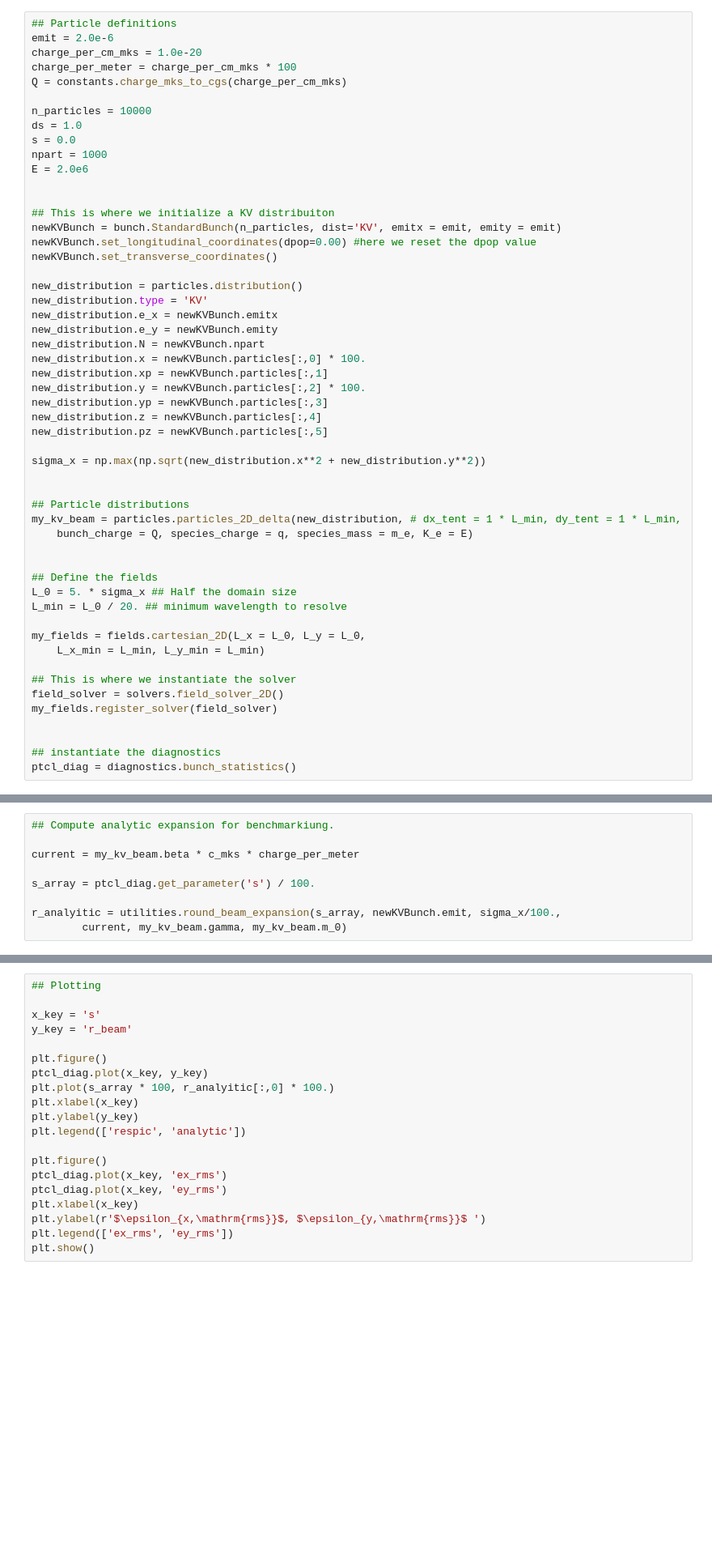
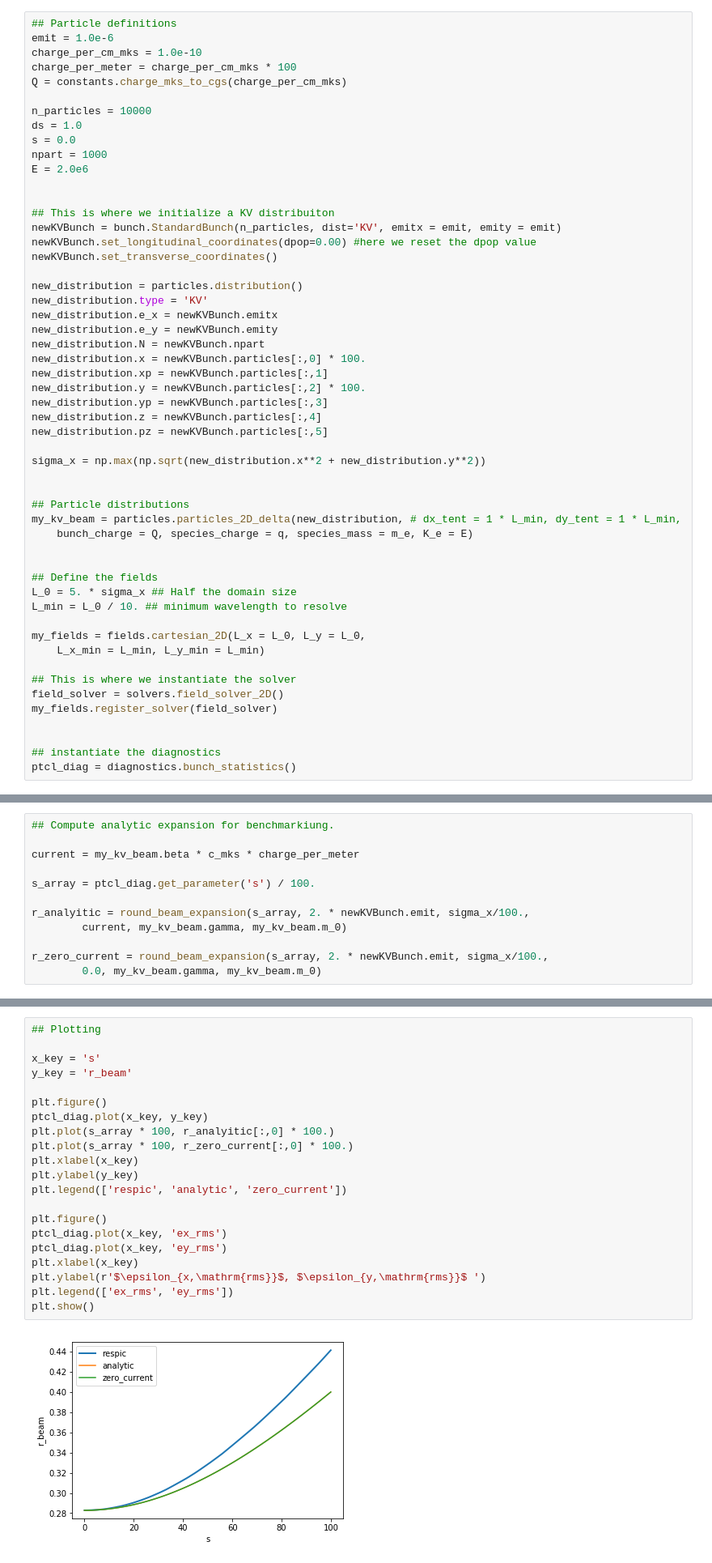
Before and after one commit to radiasoft/rsrespic, a Jupyter notebook: examples/kv_expansion_sc.ipynb, the cells around one changed output, grey strips where cells are left out. Shown at 81% size. Saved outputs shown, nothing was run; the diff lists cells and outputs as text; blank space fills up the shorter version.

Commit message:
Updating expansion benchmarks

```diff
--- a/examples/kv_expansion_sc.ipynb
+++ b/examples/kv_expansion_sc.ipynb
@@ -25,8 +25,8 @@ pi = np.pi
 # Note that this example requires rsbeams
 # %%
 ## Particle definitions
-emit = 2.0e-6
-charge_per_cm_mks = 1.0e-20
+emit = 1.0e-6
+charge_per_cm_mks = 1.0e-10
 charge_per_meter = charge_per_cm_mks * 100
 Q = constants.charge_mks_to_cgs(charge_per_cm_mks)
 
@@ -64,7 +64,7 @@ my_kv_beam = particles.particles_2D_delta(new_distribution, # dx_tent = 1 * L_mi
 
 ## Define the fields
 L_0 = 5. * sigma_x ## Half the domain size
-L_min = L_0 / 20. ## minimum wavelength to resolve
+L_min = L_0 / 10. ## minimum wavelength to resolve
 
 my_fields = fields.cartesian_2D(L_x = L_0, L_y = L_0,
     L_x_min = L_min, L_y_min = L_min)
@@ -107,5 +107,8 @@ current = my_kv_beam.beta * c_mks * charge_per_meter
 
 s_array = ptcl_diag.get_parameter('s') / 100.
 
-r_analyitic = utilities.round_beam_expansion(s_array, newKVBunch.emit, sigma_x/100.,
+r_analyitic = round_beam_expansion(s_array, 2. * newKVBunch.emit, sigma_x/100.,
         current, my_kv_beam.gamma, my_kv_beam.m_0)
+
+r_zero_current = round_beam_expansion(s_array, 2. * newKVBunch.emit, sigma_x/100.,
+        0.0, my_kv_beam.gamma, my_kv_beam.m_0)
@@ -112,20 +122,23 @@ r_analyitic = utilities.round_beam_expansion(s_array, newKVBunch.emit, sigma_x/1
 # %%
 ## Plotting
 
 x_key = 's'
 y_key = 'r_beam'
 
 plt.figure()
 ptcl_diag.plot(x_key, y_key)
 plt.plot(s_array * 100, r_analyitic[:,0] * 100.)
+plt.plot(s_array * 100, r_zero_current[:,0] * 100.)
 plt.xlabel(x_key)
 plt.ylabel(y_key)
-plt.legend(['respic', 'analytic'])
+plt.legend(['respic', 'analytic', 'zero_current'])
 
 plt.figure()
 ptcl_diag.plot(x_key, 'ex_rms')
 ptcl_diag.plot(x_key, 'ey_rms')
 plt.xlabel(x_key)
 plt.ylabel(r'$\epsilon_{x,\mathrm{rms}}$, $\epsilon_{y,\mathrm{rms}}$ ')
 plt.legend(['ex_rms', 'ey_rms'])
 plt.show()
+# %% [output]
+[figure, added]
```
Also changed, not shown: parts of 3 cells of this notebook, 2 other files.
